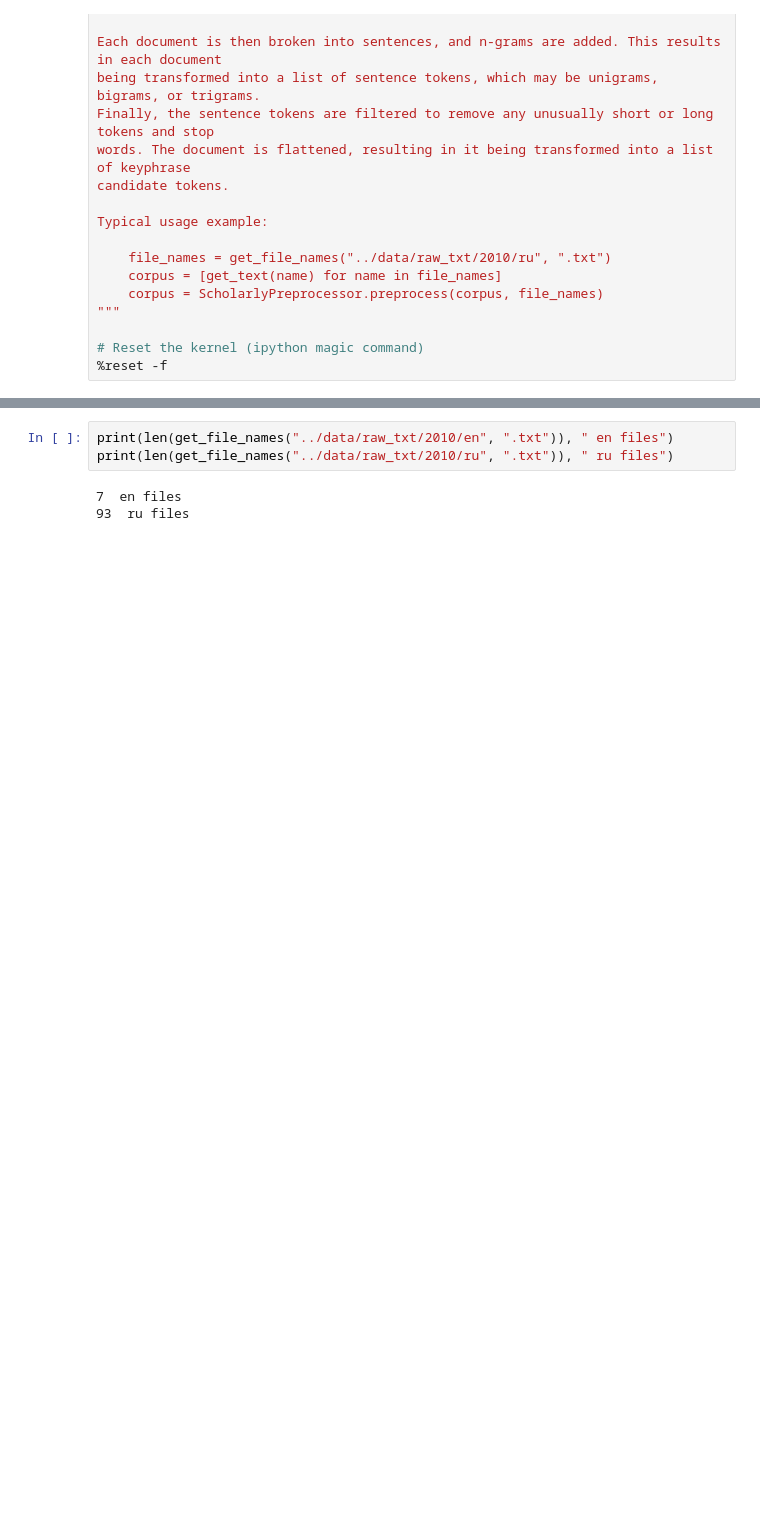
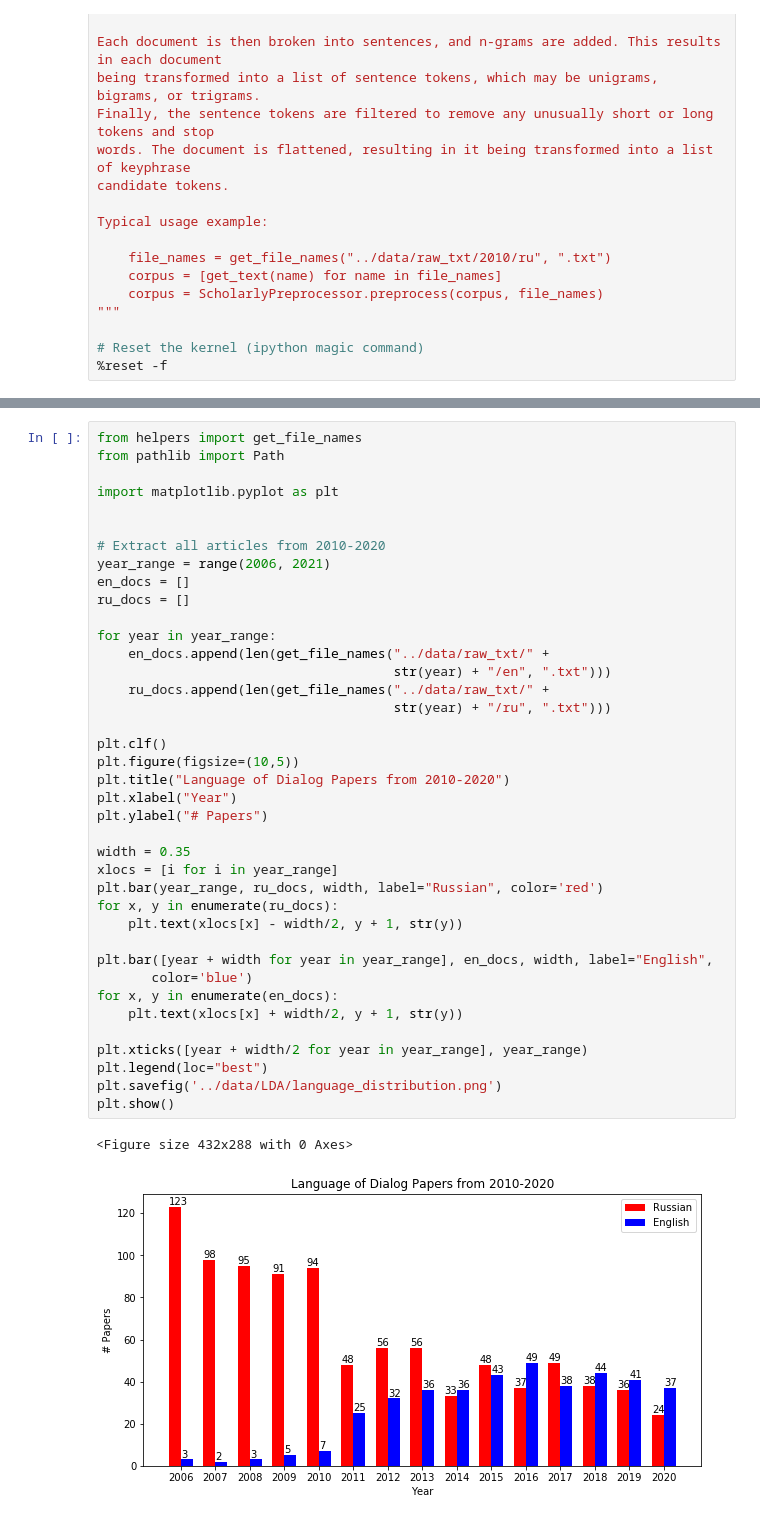
Before and after one commit to iyves/auto-keyphrase-extraction-ru, a Jupyter notebook: src/preprocessing.ipynb, the cells around one changed output, grey strips where cells are left out. Cells and saved outputs as stored; diff of their text form; blank space fills up the shorter version.

```diff
--- a/src/preprocessing.ipynb
+++ b/src/preprocessing.ipynb
@@ -360,7 +29,43 @@ Loading the model...
-# %%
-print(len(get_file_names("../data/raw_txt/2010/en", ".txt")), " en files")
-print(len(get_file_names("../data/raw_txt/2010/ru", ".txt")), " ru files")
-# %% [output]
-7  en files
-93  ru files
+# %%
+from helpers import get_file_names
+from pathlib import Path
+
+import matplotlib.pyplot as plt
+
+
+# Extract all articles from 2010-2020
+year_range = range(2006, 2021)
+en_docs = []
+ru_docs = []
+
+for year in year_range:
+    en_docs.append(len(get_file_names("../data/raw_txt/" +
+                                      str(year) + "/en", ".txt")))
+    ru_docs.append(len(get_file_names("../data/raw_txt/" +
+                                      str(year) + "/ru", ".txt")))
+
+plt.clf()
+plt.figure(figsize=(10,5))
+plt.title("Language of Dialog Papers from 2010-2020")
+plt.xlabel("Year")
+plt.ylabel("# Papers")
+
+width = 0.35
+xlocs = [i for i in year_range]
+plt.bar(year_range, ru_docs, width, label="Russian", color='red')
+for x, y in enumerate(ru_docs):
+    plt.text(xlocs[x] - width/2, y + 1, str(y))
+
+plt.bar([year + width for year in year_range], en_docs, width, label="English",
+       color='blue')
+for x, y in enumerate(en_docs):
+    plt.text(xlocs[x] + width/2, y + 1, str(y))
+
+plt.xticks([year + width/2 for year in year_range], year_range)
+plt.legend(loc="best")
+plt.savefig('../data/LDA/language_distribution.png')
+plt.show()
+# %% [output]
+<Figure size 432x288 with 0 Axes>
+[figure, added]
 # %%
```
Also changed, not shown: parts of 4 cells of this notebook, 21 other files.
